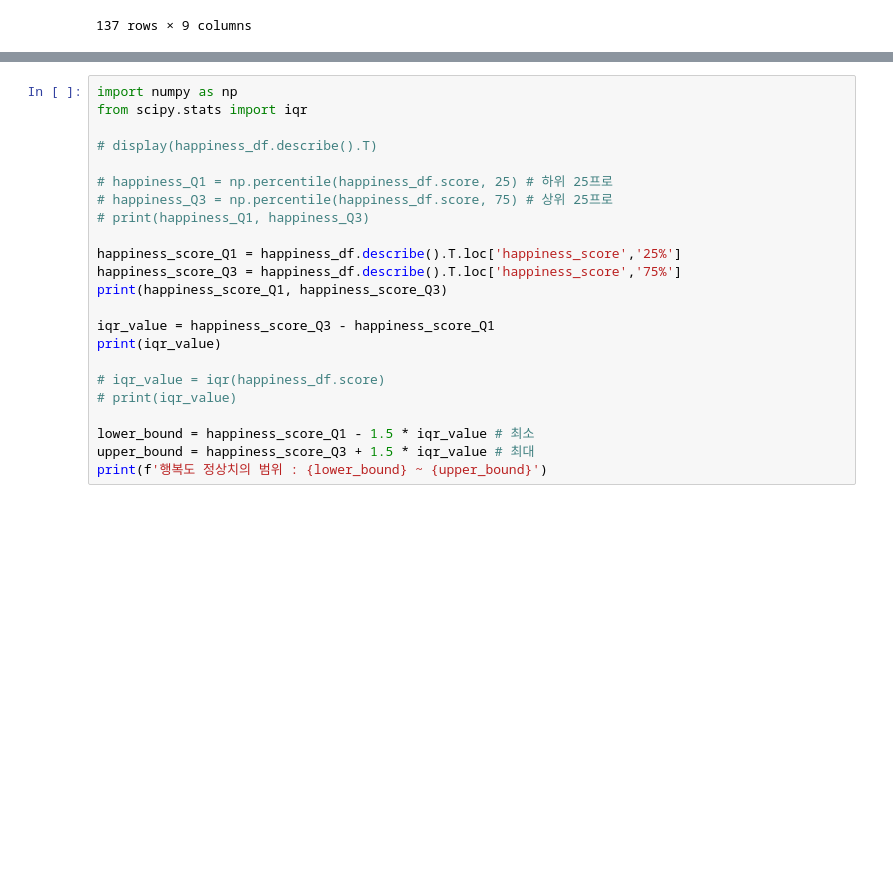
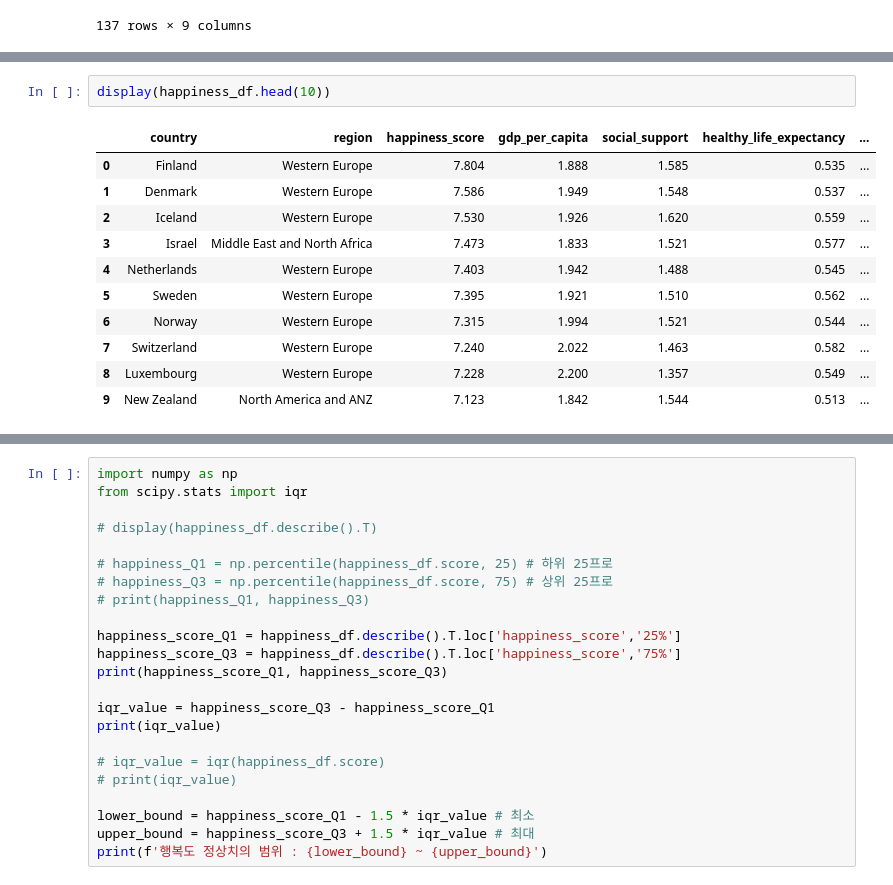
Before and after one commit to dosel70/data-analysis, a Jupyter notebook: c_pandas/pandas_task.ipynb, the cells around one changed output, grey strips where cells are left out. Saved outputs shown, nothing was run; the diff lists cells and outputs as text; blank space fills up the shorter version.

```diff
--- a/c_pandas/pandas_task.ipynb
+++ b/c_pandas/pandas_task.ipynb
@@ -47,0 +19,14 @@ display(region_happiness)
+# %%
+display(happiness_df.head(10))
+# %% [output]
+|  | country | region | happiness_score | gdp_per_capita | social_support | healthy_life_expectancy | ... |
+| 0 | Finland | Western Europe | 7.804 | 1.888 | 1.585 | 0.535 | ... |
+| 1 | Denmark | Western Europe | 7.586 | 1.949 | 1.548 | 0.537 | ... |
+| 2 | Iceland | Western Europe | 7.530 | 1.926 | 1.620 | 0.559 | ... |
+| 3 | Israel | Middle East and North Africa | 7.473 | 1.833 | 1.521 | 0.577 | ... |
+| 4 | Netherlands | Western Europe | 7.403 | 1.942 | 1.488 | 0.545 | ... |
+| 5 | Sweden | Western Europe | 7.395 | 1.921 | 1.510 | 0.562 | ... |
+| 6 | Norway | Western Europe | 7.315 | 1.994 | 1.521 | 0.544 | ... |
+| 7 | Switzerland | Western Europe | 7.240 | 2.022 | 1.463 | 0.582 | ... |
+| 8 | Luxembourg | Western Europe | 7.228 | 2.200 | 1.357 | 0.549 | ... |
+| 9 | New Zealand | North America and ANZ | 7.123 | 1.842 | 1.544 | 0.513 | ... |
```
Also changed, not shown: parts of 17 cells of this notebook, 17 other files.
